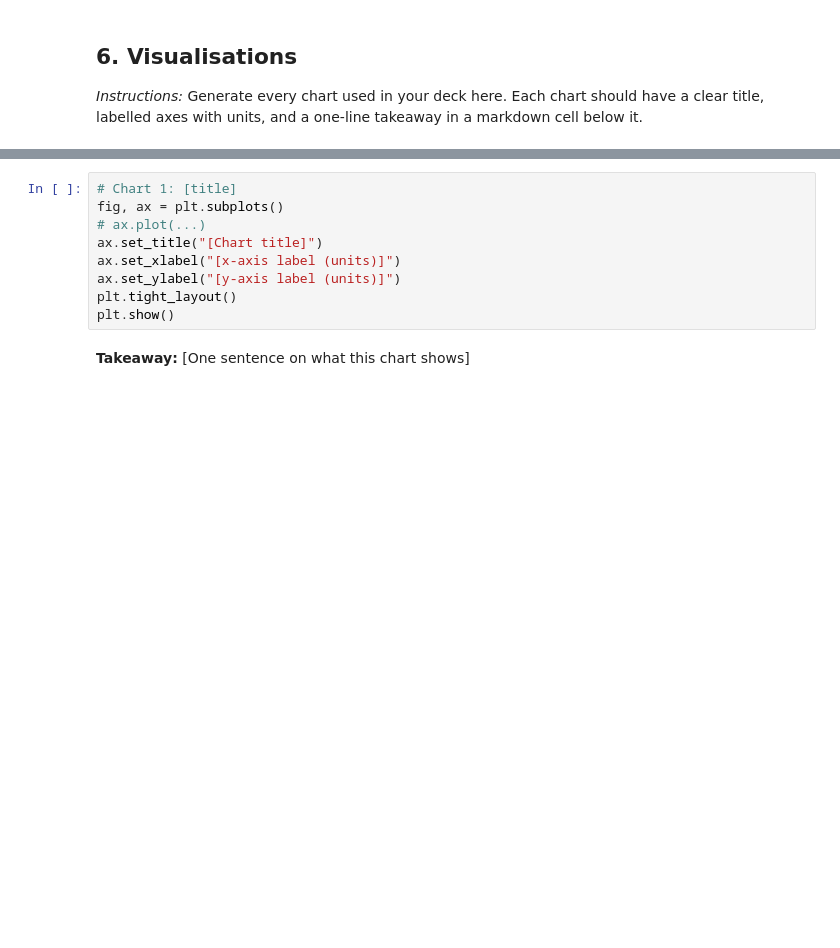
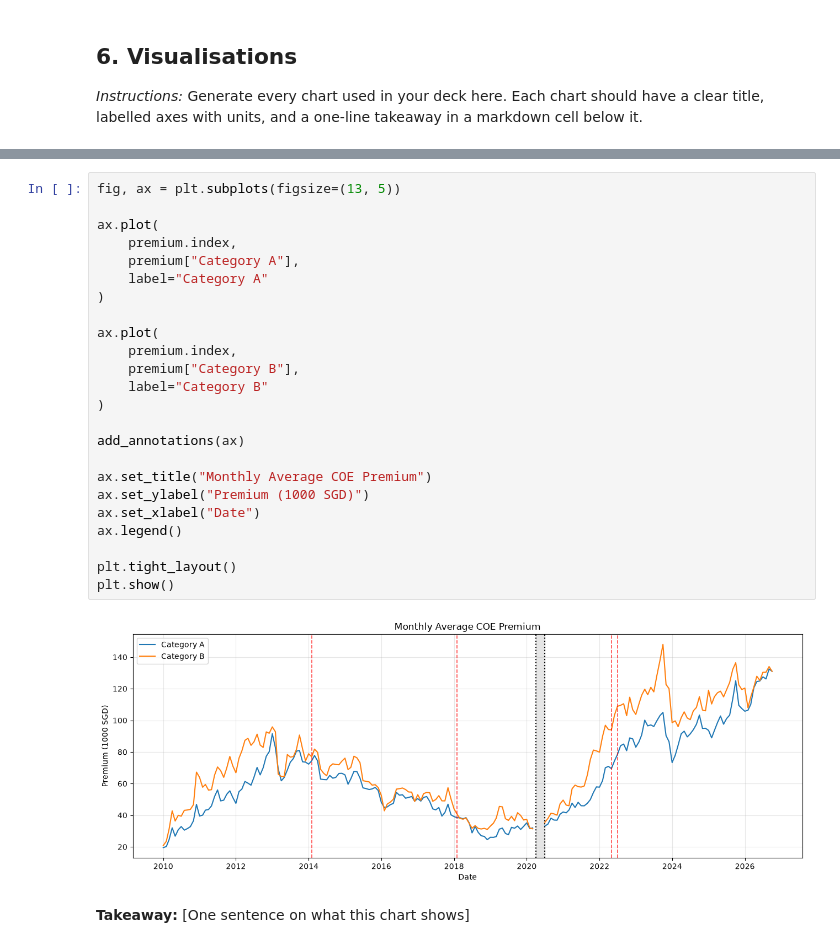
Before and after one commit to XiongZirui/mixue, a Jupyter notebook: main.ipynb, the cells around one changed output, grey strips where cells are left out. Drawn from its saved outputs; the diff is of its cells as text; blank space fills up the shorter version.

Commit message:
trend graphs

```diff
--- a/main.ipynb
+++ b/main.ipynb
@@ -262,11 +355,28 @@ A model is not required. A well-reasoned statistical or descriptive analysis is
 # %%
-# Chart 1: [title]
-fig, ax = plt.subplots()
-# ax.plot(...)
-ax.set_title("[Chart title]")
-ax.set_xlabel("[x-axis label (units)]")
-ax.set_ylabel("[y-axis label (units)]")
+fig, ax = plt.subplots(figsize=(13, 5))
+
+ax.plot(
+    premium.index,
+    premium["Category A"],
+    label="Category A"
+)
+
+ax.plot(
+    premium.index,
+    premium["Category B"],
+    label="Category B"
+)
+
+add_annotations(ax)
+
+ax.set_title("Monthly Average COE Premium")
+ax.set_ylabel("Premium (1000 SGD)")
+ax.set_xlabel("Date")
+ax.legend()
+
 plt.tight_layout()
 plt.show()
+# %% [output]
+[figure, added]
 # %% [markdown]
 **Takeaway:** [One sentence on what this chart shows]
```
Also changed, not shown: parts of 16 cells of this notebook.
